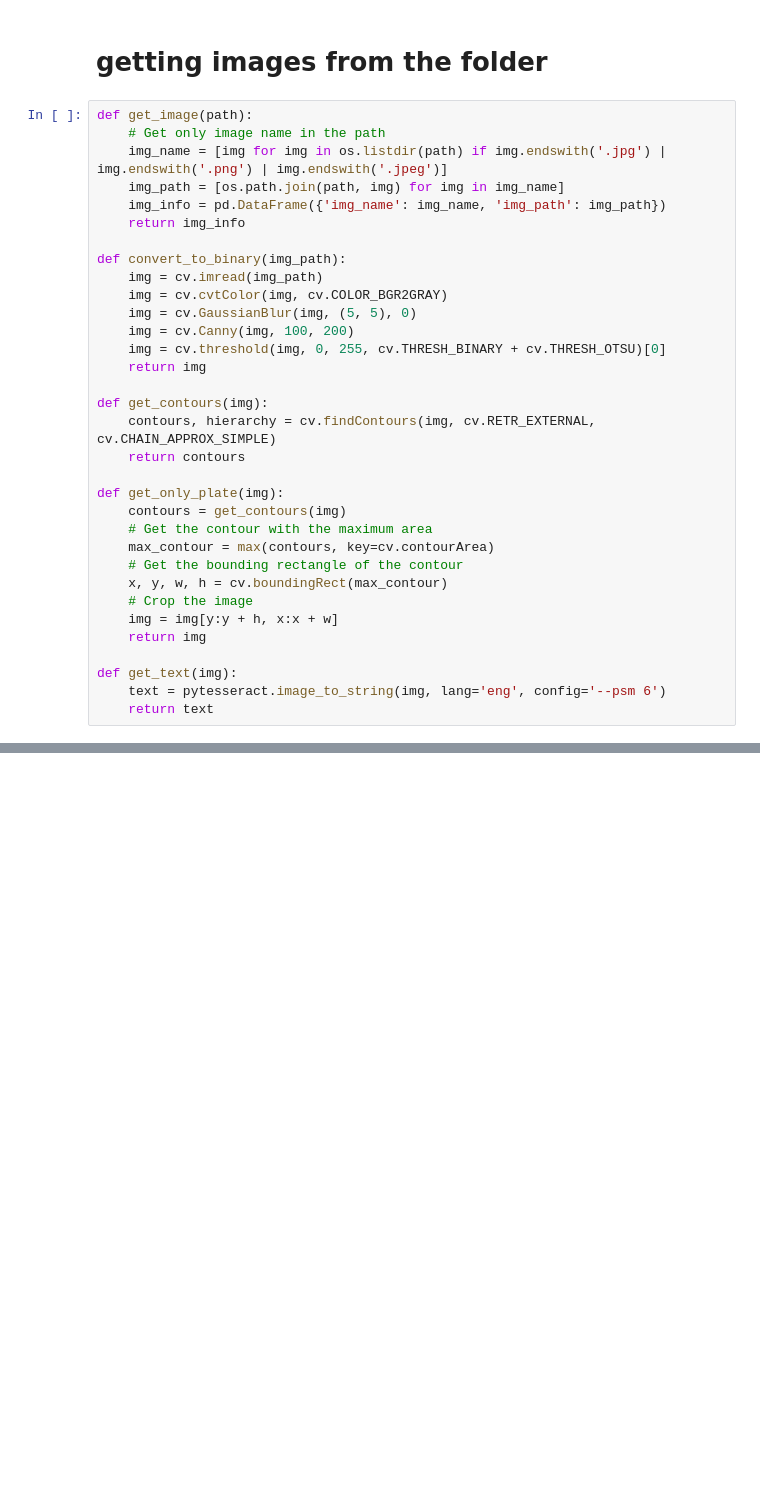
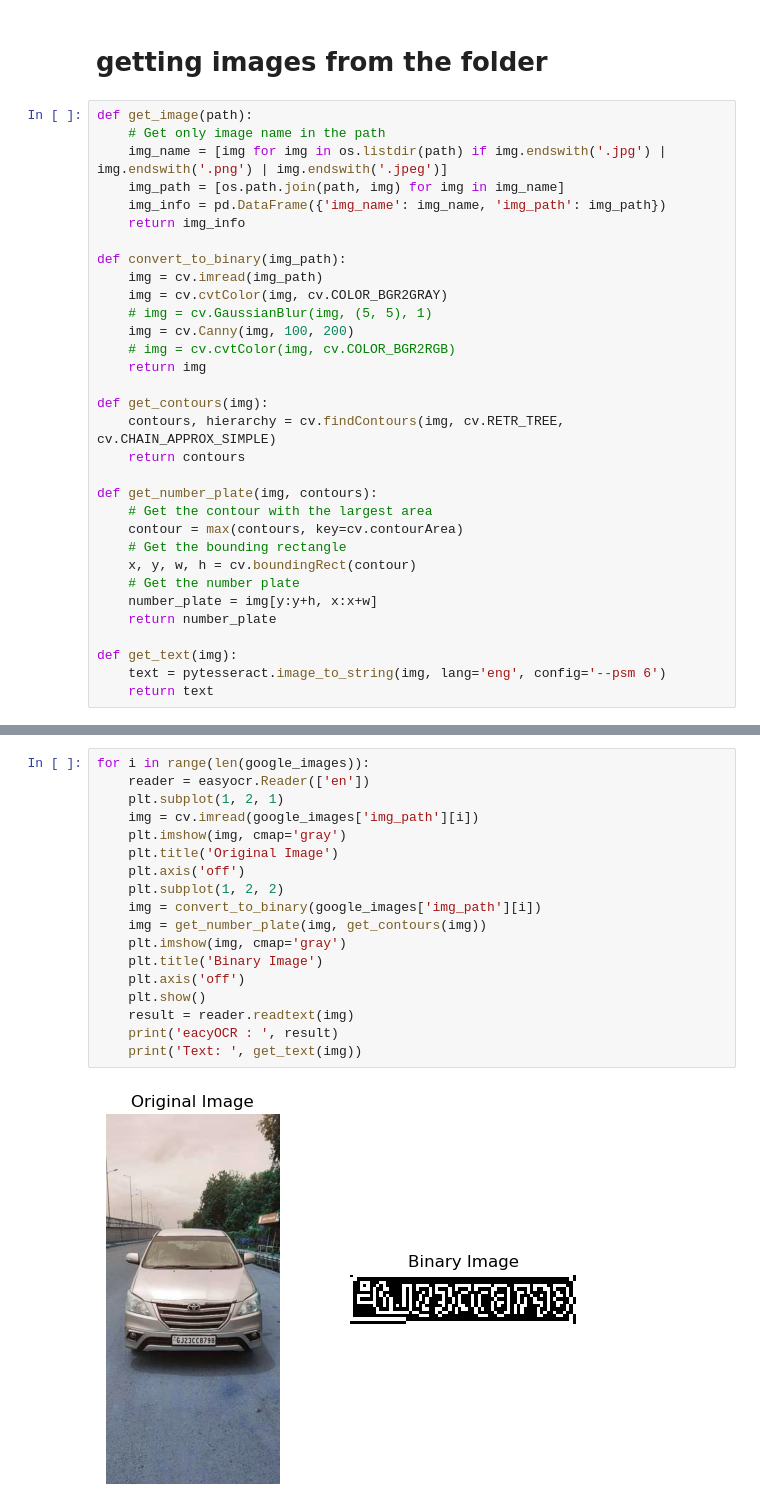
Before and after one commit to Rushi0535/ANPR, a Jupyter notebook: anpr.ipynb, the cells around one changed output, grey strips where cells are left out. Drawn from its saved outputs; the diff is of its cells as text; blank space fills up the shorter version.

```diff
--- a/anpr.ipynb
+++ b/anpr.ipynb
@@ -20,24 +29,23 @@ def get_image(path):
 def convert_to_binary(img_path):
     img = cv.imread(img_path)
     img = cv.cvtColor(img, cv.COLOR_BGR2GRAY)
-    img = cv.GaussianBlur(img, (5, 5), 0)
+    # img = cv.GaussianBlur(img, (5, 5), 1)
     img = cv.Canny(img, 100, 200)
-    img = cv.threshold(img, 0, 255, cv.THRESH_BINARY + cv.THRESH_OTSU)[0]
+    # img = cv.cvtColor(img, cv.COLOR_BGR2RGB)
     return img
 
 def get_contours(img):
-    contours, hierarchy = cv.findContours(img, cv.RETR_EXTERNAL, cv.CHAIN_APPROX_SIMPLE)
+    contours, hierarchy = cv.findContours(img, cv.RETR_TREE, cv.CHAIN_APPROX_SIMPLE)
     return contours
 
-def get_only_plate(img):
-    contours = get_contours(img)
-    # Get the contour with the maximum area
-    max_contour = max(contours, key=cv.contourArea)
-    # Get the bounding rectangle of the contour
-    x, y, w, h = cv.boundingRect(max_contour)
-    # Crop the image
-    img = img[y:y + h, x:x + w]
-    return img
+def get_number_plate(img, contours):
+    # Get the contour with the largest area
+    contour = max(contours, key=cv.contourArea)
+    # Get the bounding rectangle
+    x, y, w, h = cv.boundingRect(contour)
+    # Get the number plate
+    number_plate = img[y:y+h, x:x+w]
+    return number_plate
 
 def get_text(img):
     text = pytesseract.image_to_string(img, lang='eng', config='--psm 6')
@@ -90,0 +74,20 @@ get_text(img_1_plate)
+# %%
+for i in range(len(google_images)):
+    reader = easyocr.Reader(['en'])
+    plt.subplot(1, 2, 1)
+    img = cv.imread(google_images['img_path'][i])
+    plt.imshow(img, cmap='gray')
+    plt.title('Original Image')
+    plt.axis('off')
+    plt.subplot(1, 2, 2)
+    img = convert_to_binary(google_images['img_path'][i])
+    img = get_number_plate(img, get_contours(img))
+    plt.imshow(img, cmap='gray')
+    plt.title('Binary Image')
+    plt.axis('off')
+    plt.show()
+    result = reader.readtext(img)
+    print('eacyOCR : ', result)
+    print('Text: ', get_text(img))
+# %% [output]
+[figure, added]
```
Also changed, not shown: parts of 7 cells of this notebook.
